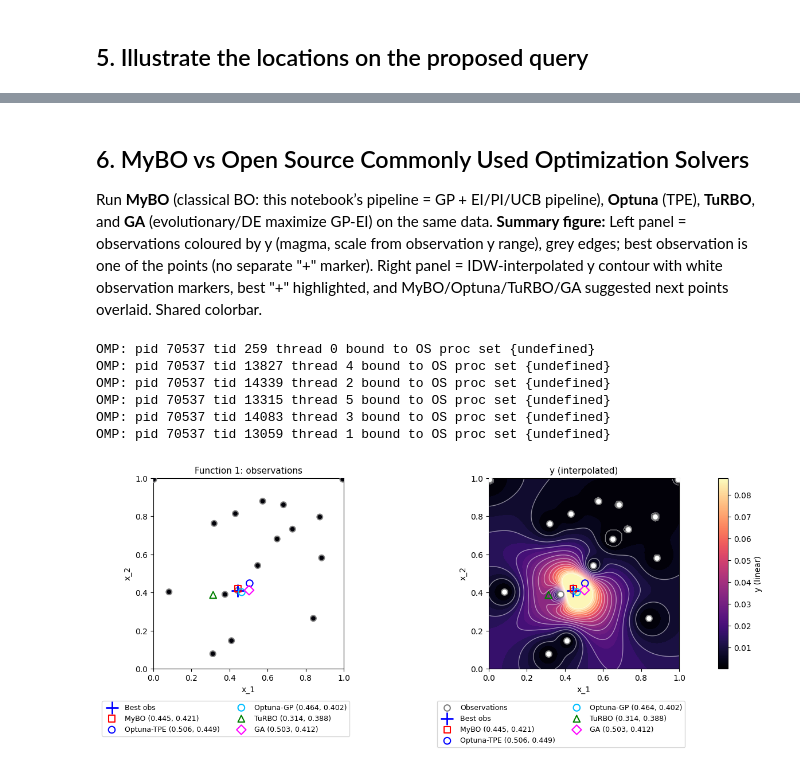
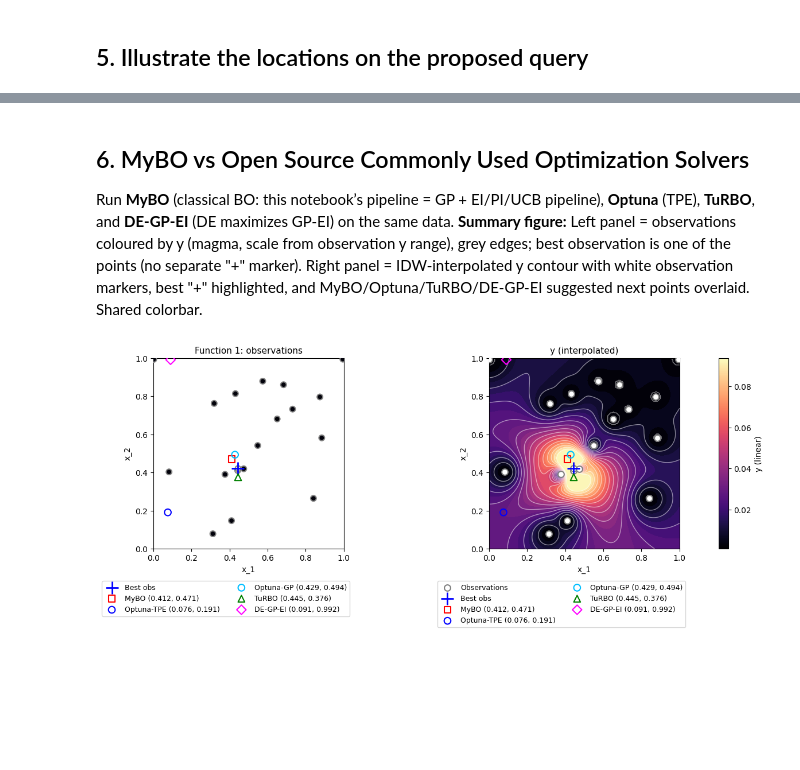
Before and after one commit to karefyllidis/SEBO, a Jupyter notebook: notebooks/function_1_Radiation-Detection.ipynb, the cells around one changed output, grey strips where cells are left out. Saved outputs shown, nothing was run; the diff lists cells and outputs as text; code cells hidden in the pictures; blank space fills up the shorter version.

```diff
--- a/notebooks/function_1_Radiation-Detection.ipynb
+++ b/notebooks/function_1_Radiation-Detection.ipynb
@@ -106,7 +108,7 @@ MATERN_NU             = 1.5    # roughness: 0.5=exp, 1.5=C¹, 2.5=C², ∞=RBF
 WHITE_NOISE_LEVEL     = 1e-6   # noise init; raise to 0.01-0.1 if oracle is stochastic
 
 GP_KERNEL             = None   # None / "none" → LML auto-select; "RBF" | "Matern" | "RBF + WhiteKernel" → force that kernel
-OPTIMIZE_KERNEL       = True    # fit kernel hyperparameters via LML
+OPTIMIZE_KERNEL       = False    # fit kernel hyperparameters via LML
 N_RESTARTS_KERNEL     = 25     # restarts for LML landscape
 CONSTANT_SCALE_BOUNDS = (0.1, 10)     # reasonable output-scale range
 LENGTH_SCALE_BOUNDS   = (0.01, 10)    # prevents length-scale collapsing to 0 or running away
@@ -117,8 +119,8 @@ OUTPUT_WARPING = "none"
 
 # ==== Acquisition coefficients ====
 # Early (few obs): explore → high ξ/κ.  Late (many obs): exploit → low ξ/κ.
-XI_EI_PI  = 0.05   # ξ for EI/PI: 0.25 = explore, 0.05 = exploit near best
-KAPPA_UCB = 1.5    # κ for UCB:   3-5  = explore, 1-2  = exploit near mean peak
+XI_EI_PI  = 0.1   # ξ for EI/PI: 0.25 = explore, 0.05 = exploit near best
+KAPPA_UCB = 1.0    # κ for UCB:   3-5  = explore, 1-2  = exploit near mean peak
 
 # ==== Candidate sampling and grid ====
 n_cand         = 40000
@@ -126,7 +128,7 @@ n_grid         = 200   # 2D grid resolution for plotting
 CANDIDATE_SAMPLING_METHOD = "sobol"  # 'grid' | 'lhs' | 'sobol' | 'random'
 
 # ==== Next-query strategy ====
-USE_ENSEMBLE    = False   # if True: centroid of EI/PI/UCB when they disagree
+USE_ENSEMBLE    = True   # if True: centroid of EI/PI/UCB when they disagree
 SOLO_STRATEGY   = "EI"     # when USE_ENSEMBLE=False: "EI" | "PI" | "UCB"
 AGREE_THRESHOLD = 0.15    # max pairwise distance below which we say "agree" and use EI
 # F1 is a sparse hotspot: we need to refine NEAR the best point, so a large
@@ -271,7 +273,7 @@ if IF_SHOW_PLOT:
     plt.show()
 
 # ==== Top candidate regions ====
-TOP_N = 16
+TOP_N = len(y)-1
 N_TOP = min(TOP_N, len(y))
 top_idx   = np.argsort(y)[::-1][:N_TOP]   # indices sorted best → worst
 top_ranks = np.arange(1, N_TOP + 1)        # 1 = best
@@ -283,7 +285,7 @@ colors = plt.cm.YlOrRd_r(np.linspace(0.05, 0.85, N_TOP))
 
 # ==== 3D contour surface built from top-10 points only ====
 VIEW_ELEV = 45   # elevation angle (deg)
-VIEW_AZIM = -120   # azimuth / rotation angle (deg); 45 for 45° rotation
+VIEW_AZIM = -45   # azimuth / rotation angle (deg); 45 for 45° rotation
 
 dist_top = np.sqrt(((grid_pts[:, None, :] - top_X[None, :, :]) ** 2).sum(axis=2)) + 1e-12
 w_top = 1.0 / (dist_top ** 2)
@@ -909,7 +911,7 @@ Saved [MyBO]. Portal string: 0.444679-0.420876
 # %% [markdown]
 ## 6. MyBO vs Open Source Commonly Used Optimization Solvers
 
-Run **MyBO** (classical BO: this notebook’s pipeline = GP + EI/PI/UCB pipeline), **Optuna** (TPE), **TuRBO**, and **GA** (evolutionary/DE maximize GP-EI) on the same data. **Summary figure:** Left panel = observations coloured by y (magma, scale from observation y range), grey edges; best observation is one of the points (no separate "+" marker). Right panel = IDW-interpolated y contour with white observation markers, best "+" highlighted, and MyBO/Optuna/TuRBO/GA suggested next points overlaid. Shared colorbar.
+Run **MyBO** (classical BO: this notebook’s pipeline = GP + EI/PI/UCB pipeline), **Optuna** (TPE), **TuRBO**, and **DE-GP-EI** (DE maximizes GP-EI) on the same data. **Summary figure:** Left panel = observations coloured by y (magma, scale from observation y range), grey edges; best observation is one of the points (no separate "+" marker). Right panel = IDW-interpolated y contour with white observation markers, best "+" highlighted, and MyBO/Optuna/TuRBO/DE-GP-EI suggested next points overlaid. Shared colorbar.
 # %%
 # MyBO = this notebook's next_x (Section 4). Optuna & TuRBO = external HPO wrappers.
 bounds_01 = [(0.0, 1.0)] * 2
@@ -928,7 +930,7 @@ for name, mod, kw in [
     ("Optuna-TPE", "src.optimizers.wrappers.optuna_solver", {"bounds": bounds_01, "function_id": 1, "seed": 42}),
     ("Optuna-GP",  "src.optimizers.wrappers.optuna_solver", {"bounds": bounds_01, "function_id": 1, "seed": 46, "sampler": "gp"}),
     ("TuRBO", "src.optimizers.wrappers.turbo_solver", {"bounds": bounds_01, "function_id": 1, "seed": 43}),
-    ("GA", "src.optimizers.wrappers.ga_solver", {"bounds": bounds_01, "function_id": 1, "seed": 44}),
+    ("DE-GP-EI", "src.optimizers.wrappers.ga_solver", {"bounds": bounds_01, "function_id": 1, "seed": 44}),
 ]:
     r = _try_suggest(name, mod, kw)
     if r is not None:
@@ -939,7 +941,7 @@ _SOLVER_STYLE = {
     "Optuna-TPE": ("o", "blue"),
     "Optuna-GP":  ("o", "deepskyblue"),
     "TuRBO":  ("^", "green"),
-    "GA":     ("D", "magenta"),
+    "DE-GP-EI":     ("D", "magenta"),
 }
 _FALLBACK_STYLES = [("P", "orange"), ("*", "cyan"), ("h", "lime")]
 
@@ -979,37 +981,31 @@ for idx, (name, x_pt) in enumerate(suggestions):
     else:
         ax1.scatter(x_pt[0], x_pt[1], s=70, marker=mk, c="none", edgecolors=col, linewidths=1.5, zorder=12, label=f"{name} ({x_pt[0]:.3f}, {x_pt[1]:.3f})")
 ax1.set_xlabel("x_1", fontsize=10); ax1.set_ylabel("x_2", fontsize=10)
 ax1.set_title("Function 1: observations", fontsize=11)
 ax1.set_aspect("equal"); ax1.set_xlim(0, 1); ax1.set_ylim(0, 1)
 ax1.legend(loc="upper right", fontsize=9, ncol=2, bbox_to_anchor=(1.05, -0.15))
 # Right: y (interpolated), same surface
 cf2 = ax2.contourf(X1g, X2g, Y_grid_plot_s6, levels=y_levels_s6, norm=y_norm_s6, cmap="magma")
 ax2.contour(X1g, X2g, Y_grid_plot_s6, levels=y_levels_s6[::max(1, len(y_levels_s6)//11)], colors="white", linewidths=1.0, linestyles="-", alpha=0.5)
 ax2.scatter(X[:, 0], X[:, 1], c="white", s=60, edgecolors="gray", zorder=5, linewidths=1.5, label="Observations")
 ax2.scatter(*best_x_so_far, s=250, marker="+", c="blue", linewidths=2, zorder=8, label="Best obs")
 for idx, (name, x_pt) in enumerate(suggestions):
     mk, col = _SOLVER_STYLE.get(name, _FALLBACK_STYLES[min(idx, len(_FALLBACK_STYLES)-1)])
     if mk in ("x", "+"):
         ax2.scatter(x_pt[0], x_pt[1], s=70, marker=mk, c=col, linewidths=2, zorder=12, label=f"{name} ({x_pt[0]:.3f}, {x_pt[1]:.3f})")
     else:
         ax2.scatter(x_pt[0], x_pt[1], s=70, marker=mk, c="none", edgecolors=col, linewidths=1.5, zorder=12, label=f"{name} ({x_pt[0]:.3f}, {x_pt[1]:.3f})")
 ax2.set_xlabel("x_1", fontsize=10); ax2.set_ylabel("x_2", fontsize=10)
 ax2.set_title("y (interpolated)", fontsize=11)
 ax2.set_aspect("equal"); ax2.set_xlim(0, 1); ax2.set_ylim(0, 1)
 ax2.legend(loc="upper right", fontsize=9, ncol=2, bbox_to_anchor=(1.05, -0.15))
 _scale_lbl_s6 = "SymLog scale" if hasattr(y_norm_s6, 'linthresh') else "linear"
 sm_s6 = plt.cm.ScalarMappable(norm=y_norm_s6, cmap="magma")
 fig2.colorbar(sm_s6, ax=[ax1, ax2], shrink=1, label=f"y ({_scale_lbl_s6})")
 if IF_SHOW_PLOT:
     plt.show()
 if IF_EXPORT_PLOT and PLOT_EXPORT_DIR:
     fig2.savefig(PLOT_EXPORT_DIR / "function_1_section6_summary_mean_sigma.png", dpi=150, bbox_inches="tight")
     print("Saved function_1_section6_summary_mean_sigma.png")
 # %% [output]
-OMP: pid 70537 tid 259 thread 0 bound to OS proc set {undefined}
-OMP: pid 70537 tid 13827 thread 4 bound to OS proc set {undefined}
-OMP: pid 70537 tid 14339 thread 2 bound to OS proc set {undefined}
-OMP: pid 70537 tid 13315 thread 5 bound to OS proc set {undefined}
-OMP: pid 70537 tid 14083 thread 3 bound to OS proc set {undefined}
-OMP: pid 70537 tid 13059 thread 1 bound to OS proc set {undefined}
-[figure, old version]
+[figure, new version]
```
Also changed, not shown: parts of 12 cells of this notebook, 16 other files.
